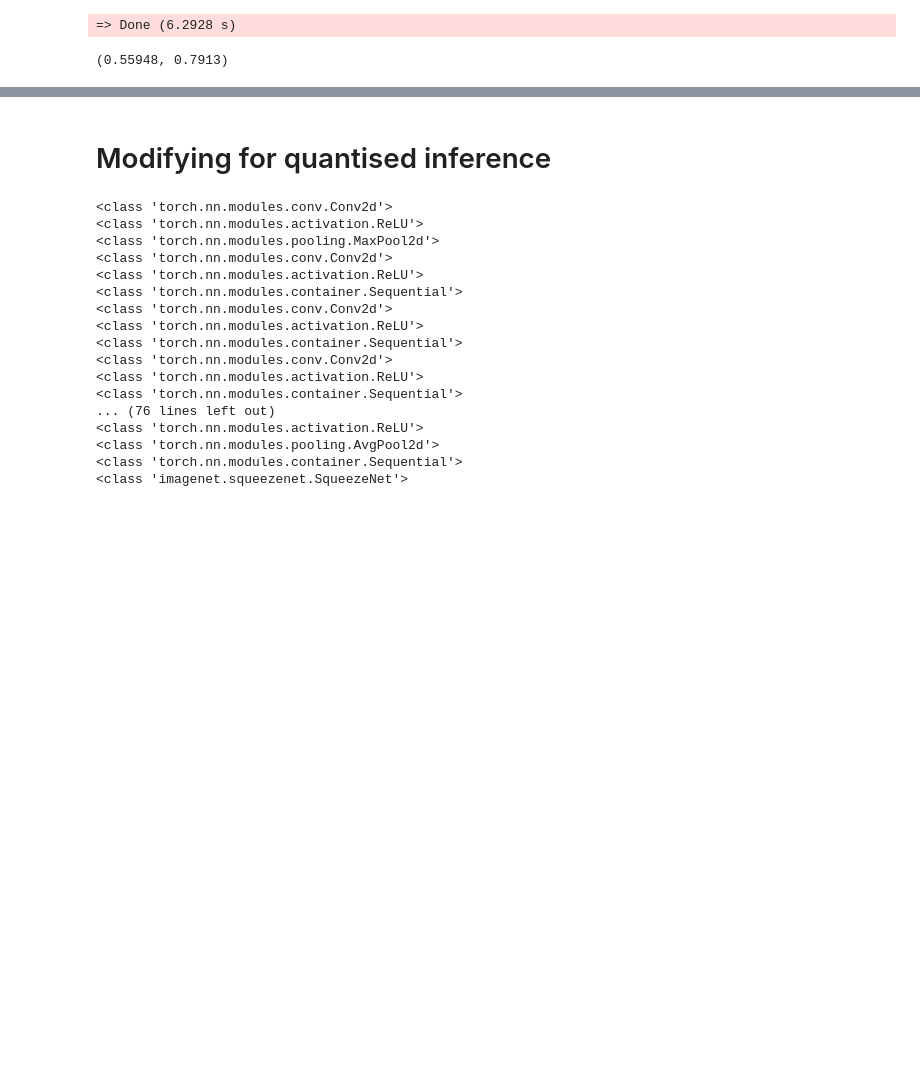
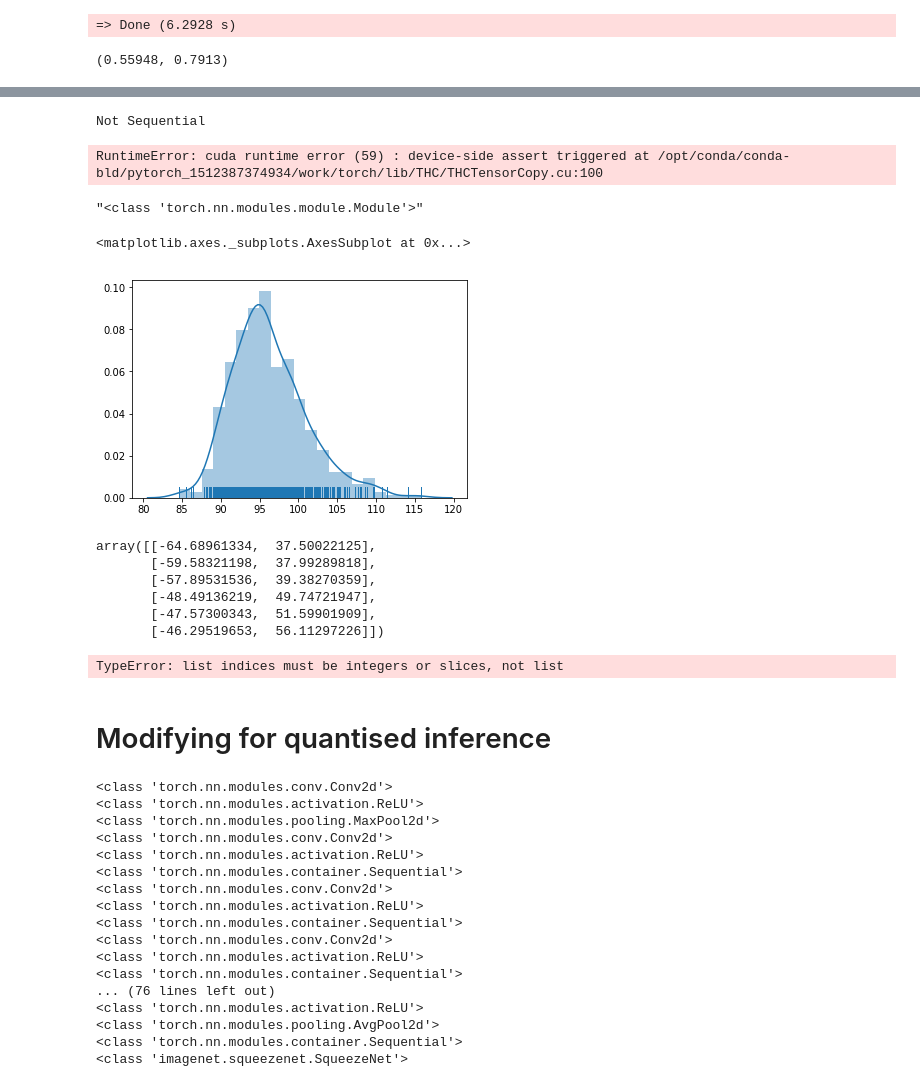
Before and after one commit to TMVector/pytorch-playground, a Jupyter notebook: Quant SqN.ipynb, the cells around one changed output, grey strips where cells are left out. Cells and saved outputs as stored; diff of their text form; code cells hidden in the pictures; blank space fills up the shorter version.

```diff
--- a/Quant SqN.ipynb
+++ b/Quant SqN.ipynb
@@ -46,0 +115,2 @@ acc1, acc5
+# %%
+model_log, loggers = duplicate_model_with_logging(model_raw)
@@ -47,3 +135,33 @@ acc1, acc5
+# %%
+val_ds = ds_fetcher(batch_size, data_root=data_root, train=False, input_size=input_size)
+acc1, acc5 = misc.eval_model(model_log, val_ds, ngpu=ngpu, is_imagenet=is_imagenet)
+# %% [output]
+Not Sequential
+RuntimeError: cuda runtime error (59) : device-side assert triggered at /opt/conda/conda-bld/pytorch_1512387374934/work/torch/lib/THC/THCTensorCopy.cu:100
+# %%
+str(nn.Module().__class__)
+# %% [output]
+"<class 'torch.nn.modules.module.Module'>"
+# %%
+import seaborn as sbs
+data = np.asarray(loggers[1].log_items)
+sbs.distplot(data[:,1] - data[:,0], hist=True, rug=True)
+# %% [output]
+<matplotlib.axes._subplots.AxesSubplot at 0x...>
+[figure, added]
+# %%
+np.percentile(data, q=[0, 1, 5, 95, 99, 100], axis=0)
+# %% [output]
+array([[-64.68961334,  37.50022125],
+       [-59.58321198,  37.99289818],
+       [-57.89531536,  39.38270359],
+       [-48.49136219,  49.74721947],
+       [-47.57300343,  51.59901909],
+       [-46.29519653,  56.11297226]])
+# %%
+[0,1,2,3,4,5][[0,2]]
+# %% [output]
+TypeError: list indices must be integers or slices, not list
 # %% [markdown]
 # Modifying for quantised inference
 # %%
```
Also changed, not shown: parts of 5 cells of this notebook.
